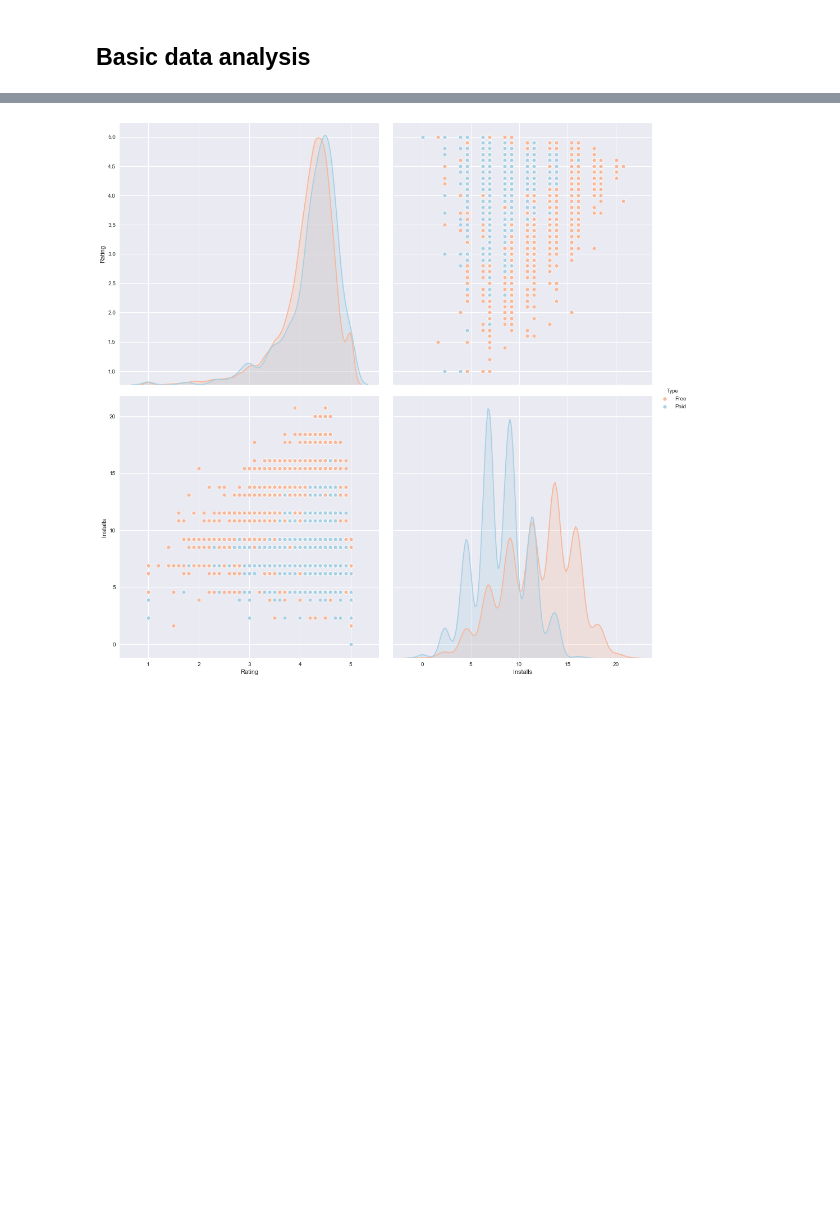
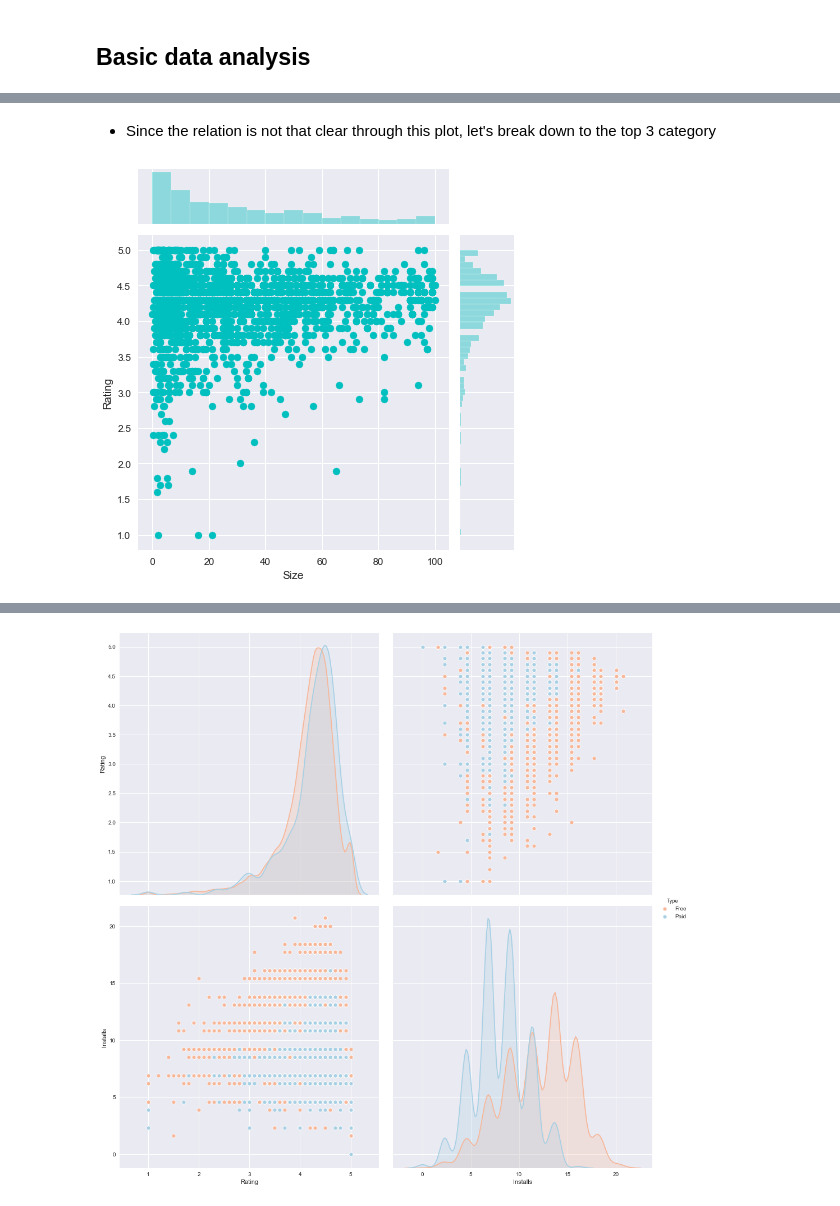
Before and after one commit to sherylwithans/potential-waddle, a Jupyter notebook: app_data_cleaning_final.ipynb, the cells around one changed output, grey strips where cells are left out. Cells and saved outputs as stored; diff of their text form; code cells hidden in the pictures; blank space fills up the shorter version.

```diff
--- a/app_data_cleaning_final.ipynb
+++ b/app_data_cleaning_final.ipynb
@@ -381,0 +448,11 @@ p = sns.pairplot(pd.DataFrame(list(zip(x, y,t)),
+# %% [markdown]
+- Since the relation is not that clear through this plot, let's break down to the top 3 category
+# %%
+family_rating = df[df.Category == 'FAMILY']['Rating']
+family_size = df[df.Category == 'FAMILY']['Size']
+family_installs = df[df.Category == 'FAMILY']['Installs']
+family_price = df[df.Category == 'FAMILY']['Price']
+sns.set_style("darkgrid")
+ax = sns.jointplot(family_size,family_rating, height=6, color = 'c')
+# %% [output]
+[figure, added]
```
Also changed, not shown: parts of 42 cells of this notebook.
